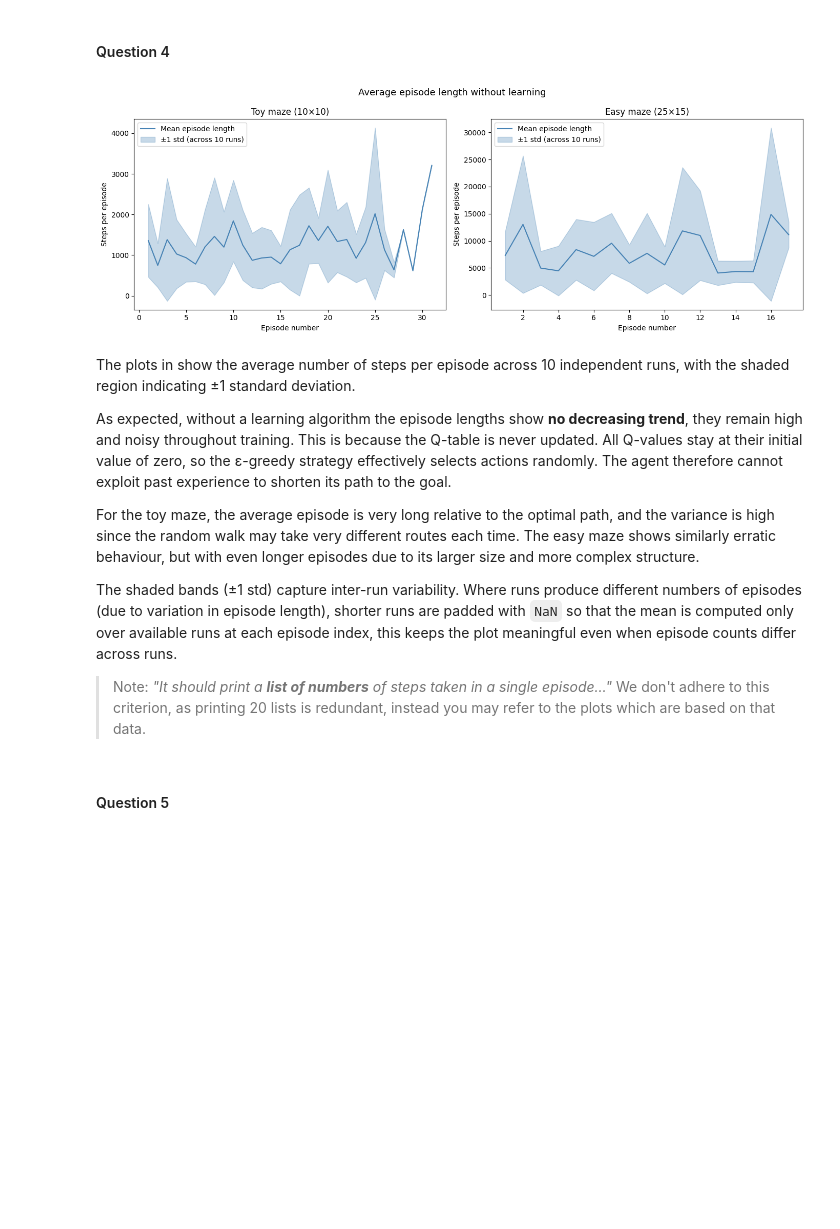
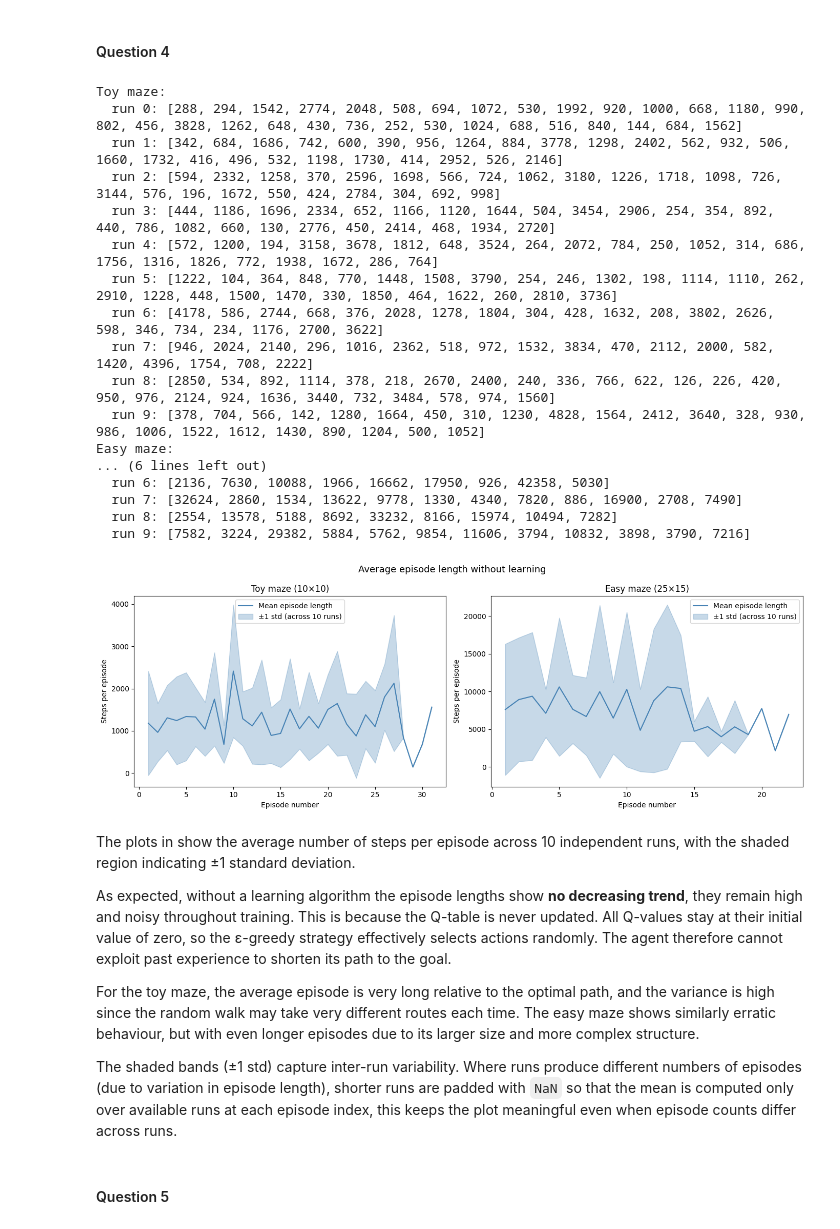
Before and after one commit to guy915/Computational-Intelligence-Models, a Jupyter notebook: RL/src/Main.ipynb, the cells around one changed output. Drawn from its saved outputs; the diff is of its cells as text; code cells hidden in the pictures; blank space fills up the shorter version.

```diff
--- a/RL/src/Main.ipynb
+++ b/RL/src/Main.ipynb
@@ -358,34 +358,60 @@ N_STEPS_EASY = 100_000 # larger maze needs more steps
 toy_path  = "./../data/toy_maze.txt"
 easy_path = "./../data/easy_maze.txt"
 
 # Run experiments (no learner → agent does not learn)
 toy_lengths  = run_experiment(toy_path,  goal_x=9,  goal_y=9,  n_steps=N_STEPS_TOY,  n_runs=N_RUNS)
 easy_lengths = run_experiment(easy_path, goal_x=24, goal_y=14, n_steps=N_STEPS_EASY, n_runs=N_RUNS)
 
+# Print the episode lengths per run
+print("Toy maze:")
+for i, ep_lens in enumerate(toy_lengths):
+    print(f"  run {i}:", ep_lens)
+
+print("Easy maze:")
+for i, ep_lens in enumerate(easy_lengths):
+    print(f"  run {i}:", ep_lens)
+
 toy_mean,  toy_std  = pad_and_aggregate(toy_lengths)
 easy_mean, easy_std = pad_and_aggregate(easy_lengths)
 
 fig, axes = plt.subplots(1, 2, figsize=(14, 5))
 fig.suptitle("Average episode length without learning", fontsize=13)
 
 # Plot the results
 for ax, mean, std, title, n_ep in [
     (axes[0], toy_mean,  toy_std,  "Toy maze (10×10)",  len(toy_mean)),
     (axes[1], easy_mean, easy_std, "Easy maze (25×15)", len(easy_mean)),
 ]:
     episodes = np.arange(1, n_ep + 1)
     ax.plot(episodes, mean, label="Mean episode length", color="steelblue")
     ax.fill_between(episodes, mean - std, mean + std, alpha=0.3,
                     color="steelblue", label="±1 std (across 10 runs)")
     ax.set_title(title)
     ax.set_xlabel("Episode number")
     ax.set_ylabel("Steps per episode")
     ax.legend()
 
 plt.tight_layout()
 plt.show()
 # %% [output]
+Toy maze:
+  run 0: [288, 294, 1542, 2774, 2048, 508, 694, 1072, 530, 1992, 920, 1000, 668, 1180, 990, 802, 456, 3828, 1262, 648, 430, 736, 252, 530, 1024, 688, 516, 840, 144, 684, 1562]
+  run 1: [342, 684, 1686, 742, 600, 390, 956, 1264, 884, 3778, 1298, 2402, 562, 932, 506, 1660, 1732, 416, 496, 532, 1198, 1730, 414, 2952, 526, 2146]
+  run 2: [594, 2332, 1258, 370, 2596, 1698, 566, 724, 1062, 3180, 1226, 1718, 1098, 726, 3144, 576, 196, 1672, 550, 424, 2784, 304, 692, 998]
+  run 3: [444, 1186, 1696, 2334, 652, 1166, 1120, 1644, 504, 3454, 2906, 254, 354, 892, 440, 786, 1082, 660, 130, 2776, 450, 2414, 468, 1934, 2720]
+  run 4: [572, 1200, 194, 3158, 3678, 1812, 648, 3524, 264, 2072, 784, 250, 1052, 314, 686, 1756, 1316, 1826, 772, 1938, 1672, 286, 764]
+  run 5: [1222, 104, 364, 848, 770, 1448, 1508, 3790, 254, 246, 1302, 198, 1114, 1110, 262, 2910, 1228, 448, 1500, 1470, 330, 1850, 464, 1622, 260, 2810, 3736]
+  run 6: [4178, 586, 2744, 668, 376, 2028, 1278, 1804, 304, 428, 1632, 208, 3802, 2626, 598, 346, 734, 234, 1176, 2700, 3622]
+  run 7: [946, 2024, 2140, 296, 1016, 2362, 518, 972, 1532, 3834, 470, 2112, 2000, 582, 1420, 4396, 1754, 708, 2222]
+  run 8: [2850, 534, 892, 1114, 378, 218, 2670, 2400, 240, 336, 766, 622, 126, 226, 420, 950, 976, 2124, 924, 1636, 3440, 732, 3484, 578, 974, 1560]
+  run 9: [378, 704, 566, 142, 1280, 1664, 450, 310, 1230, 4828, 1564, 2412, 3640, 328, 930, 986, 1006, 1522, 1612, 1430, 890, 1204, 500, 1052]
+Easy maze:
+... (6 lines left out)
+  run 6: [2136, 7630, 10088, 1966, 16662, 17950, 926, 42358, 5030]
+  run 7: [32624, 2860, 1534, 13622, 9778, 1330, 4340, 7820, 886, 16900, 2708, 7490]
+  run 8: [2554, 13578, 5188, 8692, 33232, 8166, 15974, 10494, 7282]
+  run 9: [7582, 3224, 29382, 5884, 5762, 9854, 11606, 3794, 10832, 3898, 3790, 7216]
-[figure, old version]
+[figure, new version]
 # %% [markdown]
 The plots in show the average number of steps per episode across 10 independent runs, with the shaded region indicating ±1 standard deviation.
 
@@ -394,8 +420,6 @@ As expected, without a learning algorithm the episode lengths show **no decreasi
 For the toy maze, the average episode is very long relative to the optimal path, and the variance is high since the random walk may take very different routes each time. The easy maze shows similarly erratic behaviour, but with even longer episodes due to its larger size and more complex structure.
 
 The shaded bands (±1 std) capture inter-run variability. Where runs produce different numbers of episodes (due to variation in episode length), shorter runs are padded with `NaN` so that the mean is computed only over available runs at each episode index, this keeps the plot meaningful even when episode counts differ across runs.
-
-> Note: *"It should print a **list of numbers** of steps taken in a single episode..."* We don't adhere to this criterion, as printing 20 lists is redundant, instead you may refer to the plots which are based on that data.
 # %% [markdown]
 #### Question 5
 # %%
```
Also changed, not shown: 2 other files.
